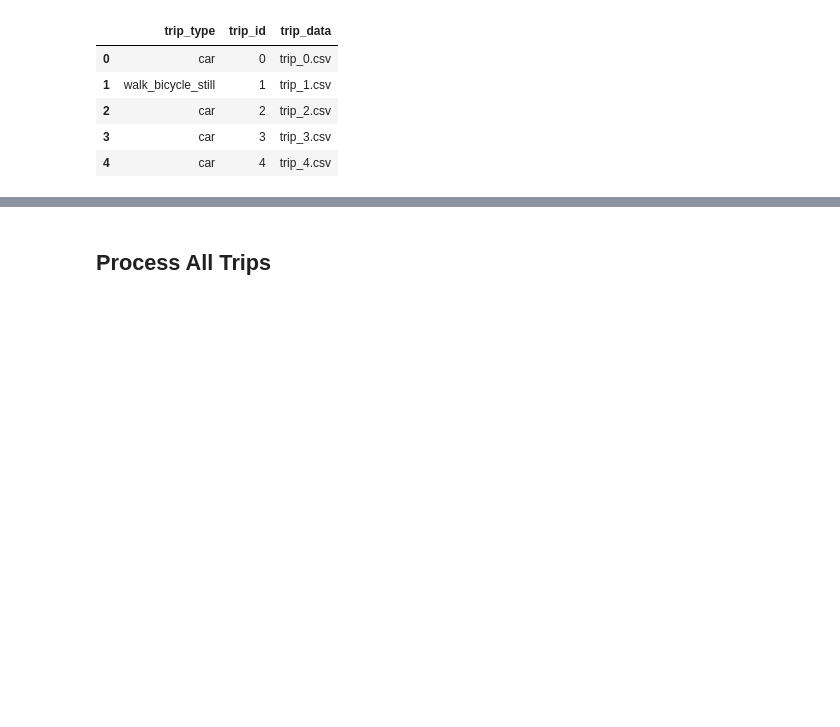
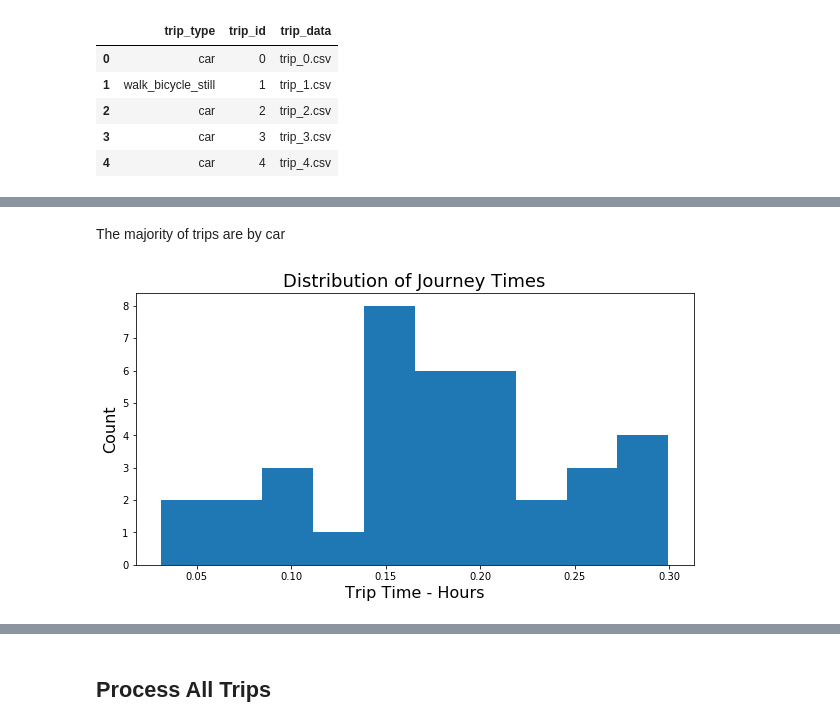
Before and after one commit to dolmas1/zego_telematics, a Jupyter notebook: sam_dolman_analysis.ipynb, the cells around one changed output, grey strips where cells are left out. Saved outputs shown, nothing was run; the diff lists cells and outputs as text; code cells hidden in the pictures; blank space fills up the shorter version.

```diff
--- a/sam_dolman_analysis.ipynb
+++ b/sam_dolman_analysis.ipynb
@@ -84,0 +85,14 @@ trip_classes.head()
+# %% [markdown]
+The majority of trips are by car
+# %%
+journey_times_in_hours = pd.Series([(trips[trip_id]['timestamp'].max() - trips[trip_id]['timestamp'].min())/(1000 * 60**2) \
+                                      for trip_id in trips])
+
+plt.figure(figsize=(10,5))
+plt.hist(journey_times_in_hours)
+plt.title('Distribution of Journey Times', size=18)
+plt.xlabel('Trip Time - Hours', size = 16)
+plt.ylabel('Count', size = 16)
+plt.show()
+# %% [output]
+[figure, added]
```
Also changed, not shown: parts of 36 cells of this notebook.
